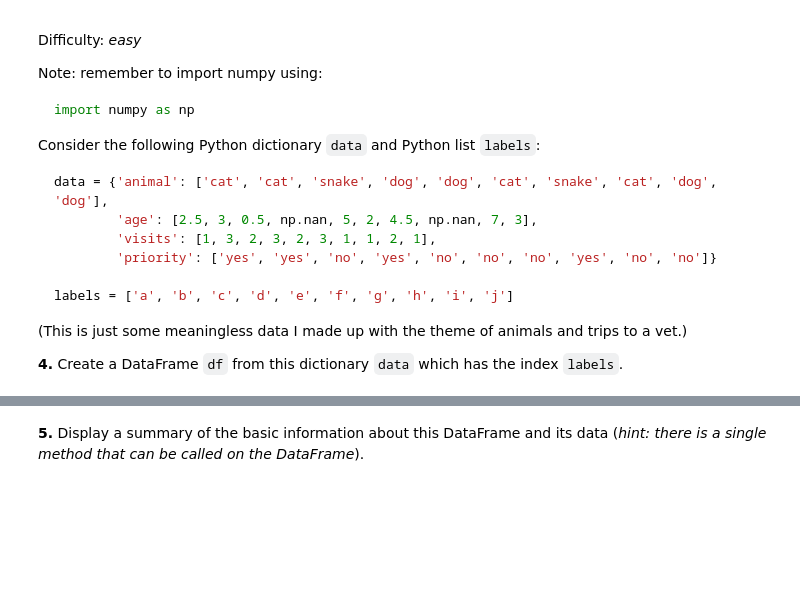
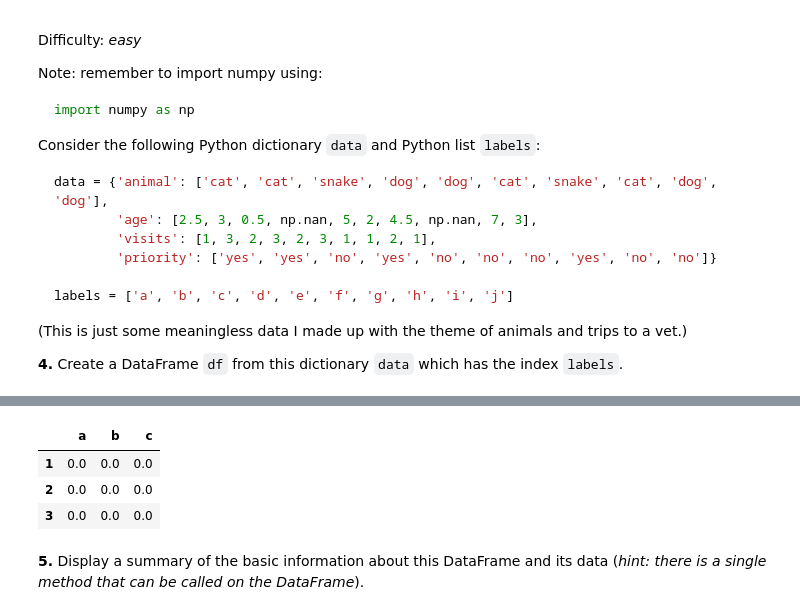
Before and after one commit to turquoisepikachu-user/100-Pandas-Puzzles, a Jupyter notebook: 100-pandas-puzzles.ipynb, the cells around one changed output, grey strips where cells are left out. Cells and saved outputs as stored; diff of their text form; code cells hidden in the pictures; blank space fills up the shorter version.

```diff
--- a/100-pandas-puzzles.ipynb
+++ b/100-pandas-puzzles.ipynb
@@ -70,2 +93,10 @@ df = # (complete this line of code)
+# %%
+import numpy as np
+pd.DataFrame(np.zeros((3, 3)), index=np.arange(1, 4), columns=['a', 'b', 'c'])
+# %% [output]
+|  | a | b | c |
+| 1 | 0.0 | 0.0 | 0.0 |
+| 2 | 0.0 | 0.0 | 0.0 |
+| 3 | 0.0 | 0.0 | 0.0 |
 # %% [markdown]
 **5.** Display a summary of the basic information about this DataFrame and its data (*hint: there is a single method that can be called on the DataFrame*).
```
Also changed, not shown: parts of 19 cells of this notebook.
